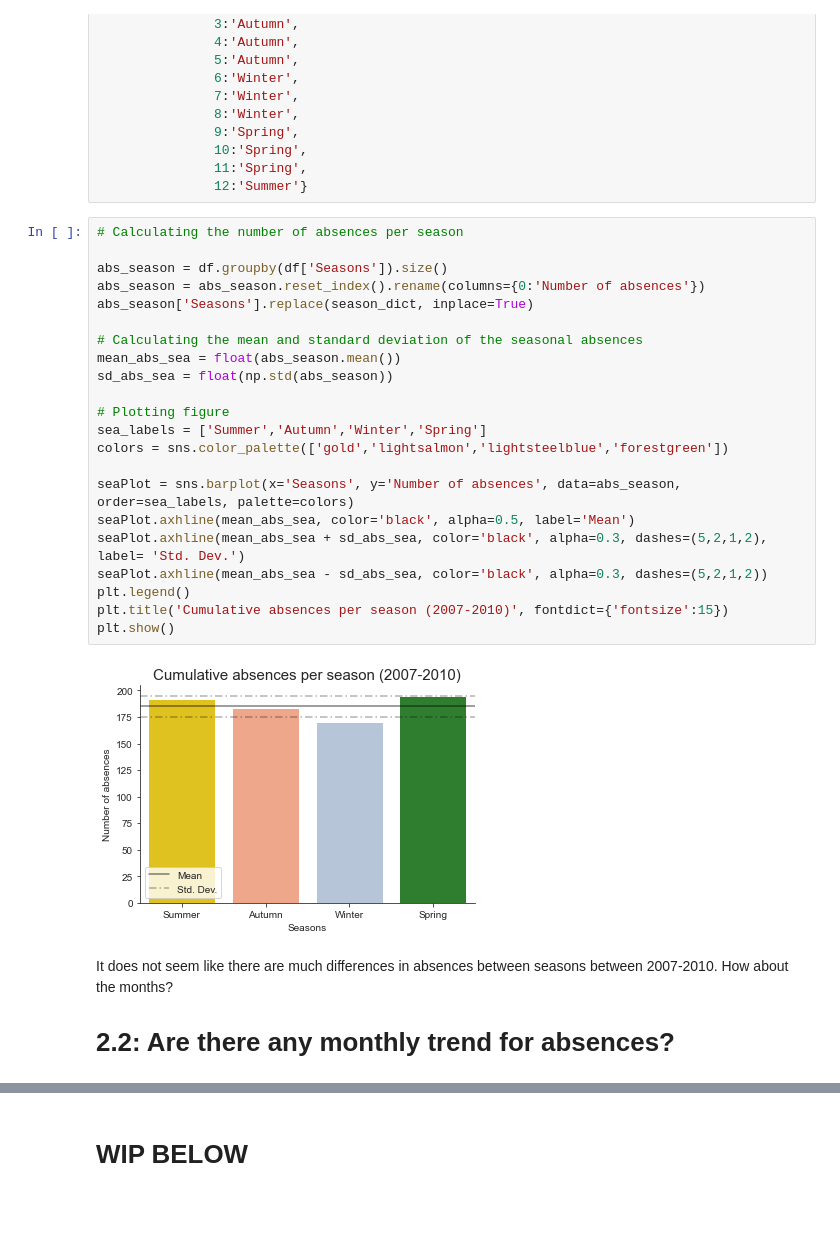
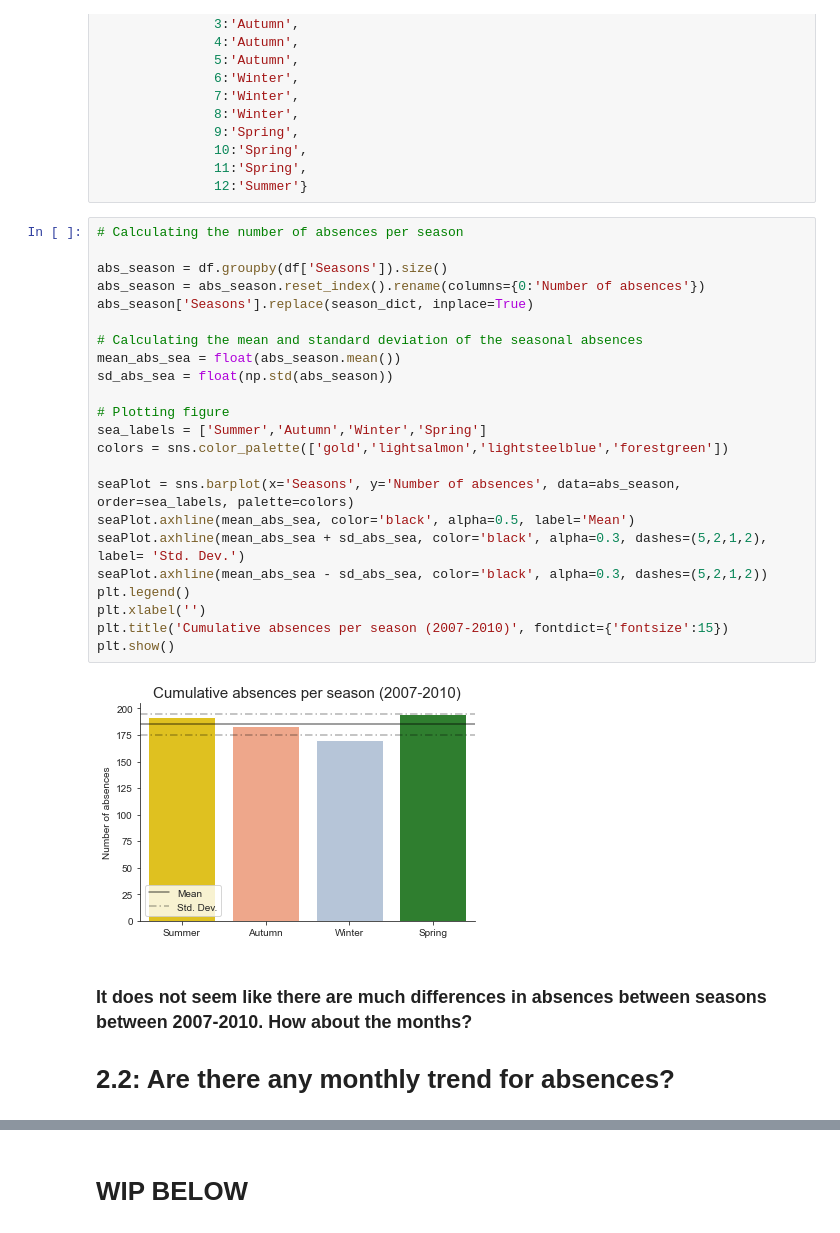
Before and after one commit to diweiho/Absenteeism-at-work, a Jupyter notebook: analysis.ipynb, the cells around one changed output, grey strips where cells are left out. Cells and saved outputs as stored; diff of their text form; blank space fills up the shorter version.

```diff
--- a/analysis.ipynb
+++ b/analysis.ipynb
@@ -145,29 +141,30 @@ season_mths = {1:'Summer',
 # %%
 # Calculating the number of absences per season
 
 abs_season = df.groupby(df['Seasons']).size()
 abs_season = abs_season.reset_index().rename(columns={0:'Number of absences'})
 abs_season['Seasons'].replace(season_dict, inplace=True)
 
 # Calculating the mean and standard deviation of the seasonal absences
 mean_abs_sea = float(abs_season.mean())
 sd_abs_sea = float(np.std(abs_season))
 
 # Plotting figure
 sea_labels = ['Summer','Autumn','Winter','Spring']
 colors = sns.color_palette(['gold','lightsalmon','lightsteelblue','forestgreen'])
 
 seaPlot = sns.barplot(x='Seasons', y='Number of absences', data=abs_season, order=sea_labels, palette=colors)
 seaPlot.axhline(mean_abs_sea, color='black', alpha=0.5, label='Mean')
 seaPlot.axhline(mean_abs_sea + sd_abs_sea, color='black', alpha=0.3, dashes=(5,2,1,2), label= 'Std. Dev.')
 seaPlot.axhline(mean_abs_sea - sd_abs_sea, color='black', alpha=0.3, dashes=(5,2,1,2))
 plt.legend()
+plt.xlabel('')
 plt.title('Cumulative absences per season (2007-2010)', fontdict={'fontsize':15})
 plt.show()
 # %% [output]
-[figure, old version]
+[figure, new version]
 # %% [markdown]
-It does not seem like there are much differences in absences between seasons between 2007-2010. How about the months?
+### It does not seem like there are much differences in absences between seasons between 2007-2010. How about the months?
 
 # 2.2: Are there any monthly trend for absences?
 # %%
```
Also changed, not shown: parts of 15 cells of this notebook.
